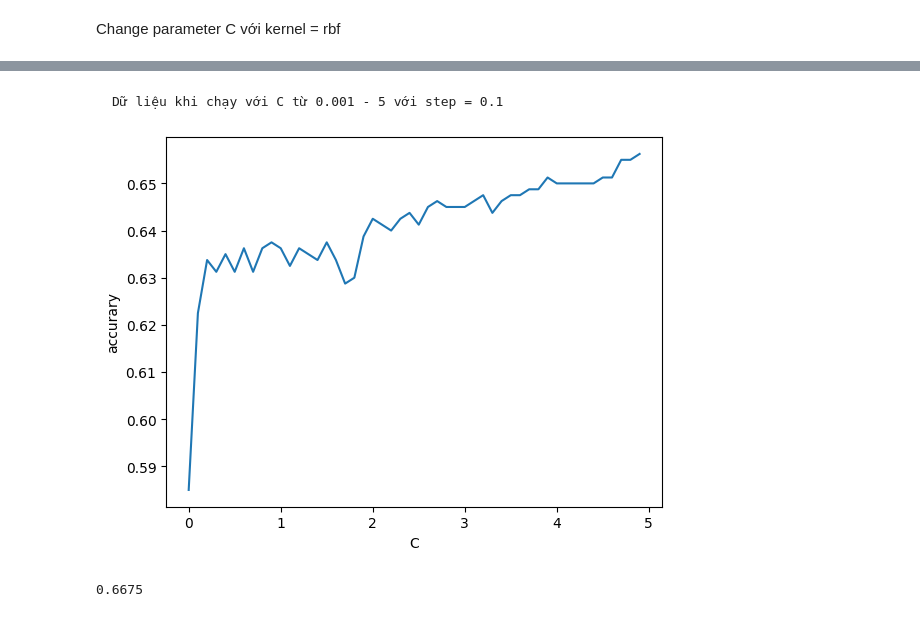
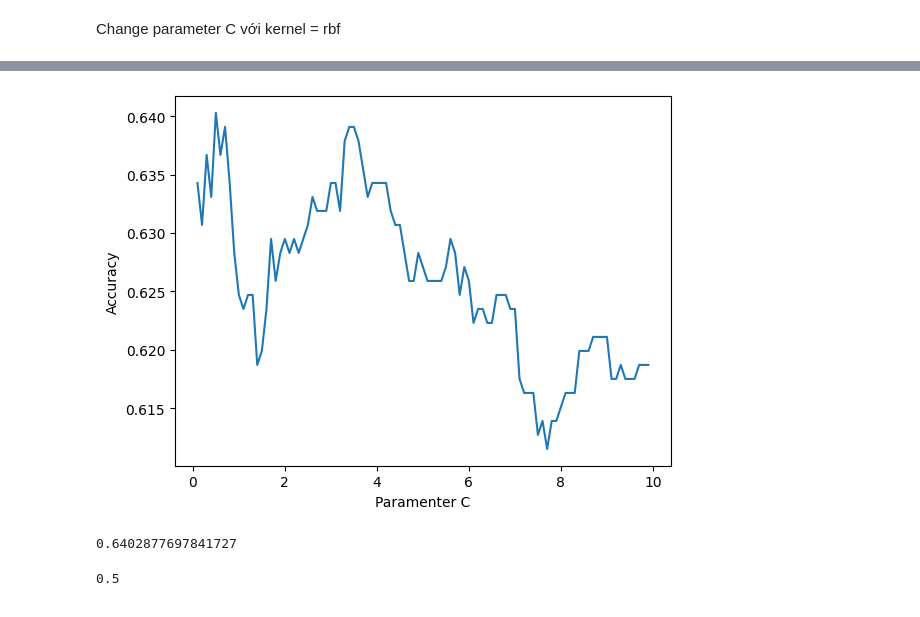
Before and after one commit to Nik211885/machine_learning_quatity_water, a Jupyter notebook: water_quatity.ipynb, the cells around one changed output, grey strips where cells are left out. Cells and saved outputs as stored; diff of their text form; code cells hidden in the pictures.

```diff
--- a/water_quatity.ipynb
+++ b/water_quatity.ipynb
@@ -111,21 +111,18 @@ sigmoid: acc = 0.49748110831234255
 kernel = rbf(radius bais funtion) đang có mức hiệu suất tốt hơn
 # %% [markdown]
 Change parameter C với kernel = rbf
+# %%
+C = np.arange(0.1,10,0.1)
 # %%
-C = np.arange(5,100,1)
-#Mac dinh kernel trick cua svm trong thu vien sklearn laf rbf (radius bais funtion)
-acc_list = []
+acc_list =[]
+c_g = None
 for c in C:
   svc_test = SVC(C=c)
   svc_test.fit(X_train,y_train)
   y_pred = svc_test.predict(X_test)
   acc_test = accuracy_score(y_test,y_pred)
   acc_list.append(acc_test)
-  if(acc_test > acc_score):
-      acc_score = acc_test
-      svc_model = svc_test
-plt.plot(C,np.array(acc_list))
-plt.xlabel('C')
-plt.ylabel('accurary')
-plt.legend
-plt.show()
+  if(acc_test>acc_score):
+    acc_score = acc_test
+    c_g = c
+    svc_model = svc_test
@@ -134,8 +129,15 @@ plt.show()
-# %% [markdown]
-    Dữ liệu khi chạy với C từ 0.001 - 5 với step = 0.1
-
-  ![image.png](embedded-picture-1)
+# %%
+plt.plot(C,acc_list)
+plt.xlabel('Paramenter C')
+plt.ylabel('Accuracy')
+plt.show()
+# %% [output]
+[figure, added]
 # %%
 accuracy_score(y_test,svc_model.predict(X_test))
 # %% [output]
-0.6675
+0.6402877697841727
+# %%
+c_g
+# %% [output]
+0.5
```
Also changed, not shown: parts of 3 cells of this notebook.
